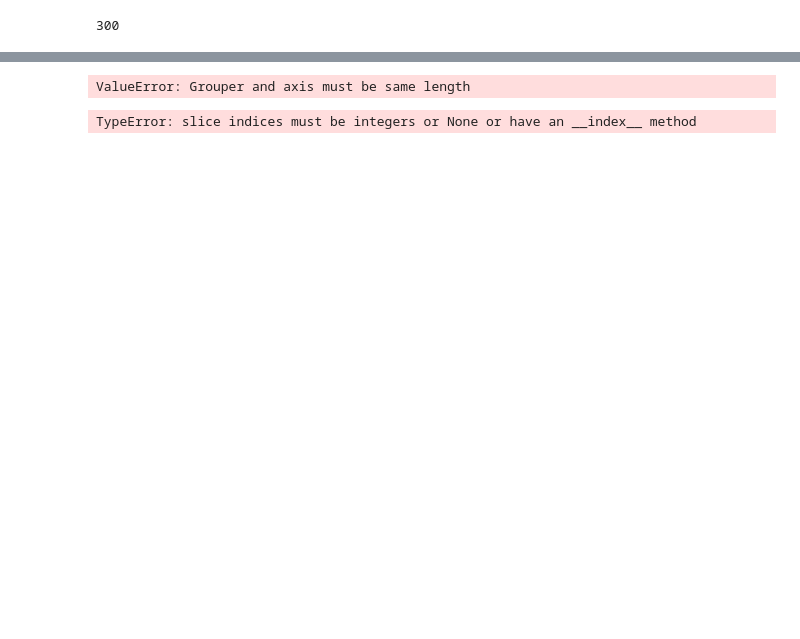
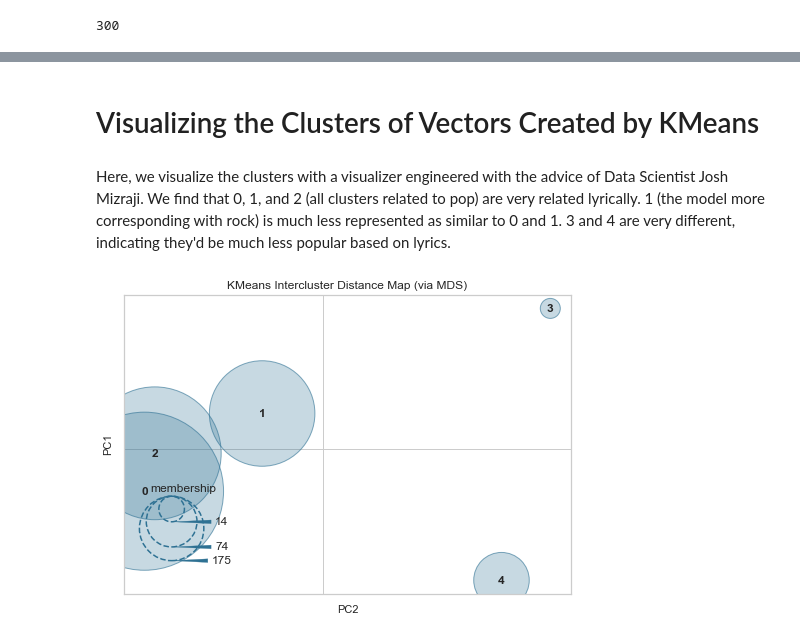
Before and after one commit to jpecore18/Data-Science-Projects, a Jupyter notebook: project_6/6.Clustering-Song-Lyric-Popularity.ipynb, the cells around one changed output, grey strips where cells are left out. Cells and saved outputs as stored; diff of their text form; code cells hidden in the pictures; blank space fills up the shorter version.

```diff
--- a/project_6/6.Clustering-Song-Lyric-Popularity.ipynb
+++ b/project_6/6.Clustering-Song-Lyric-Popularity.ipynb
@@ -138,5 +159,5 @@ X = vector_list
 # %%
-km = KMeans(n_clusters=3, random_state=42)
+km = KMeans(n_clusters=5, random_state=42)
 # I do: Fit a k-means clustering model
 km.fit(X)
 # %% [output]
@@ -199,11 +224,14 @@ ordered_songlist.head()
 # %%
 centroids = ordered_songlist.groupby(by='cluster').mean()
-# %%
-# The mean values for EACH CLUSTER of our data
-df.groupby('cluster').mean()
-# %% [output]
-ValueError: Grouper and axis must be same length
-# %%
-np.array_split(vector_list,)
-# %% [output]
-TypeError: slice indices must be integers or None or have an __index__ method
+# %% [markdown]
+# Visualizing the Clusters of Vectors Created by KMeans
+# %% [markdown]
+Here, we visualize the clusters with a visualizer engineered with the advice of Data Scientist Josh Mizraji. We find that 0, 1, and 2 (all clusters related to pop) are very related lyrically. 1 (the model more corresponding with rock) is much less represented as similar to 0 and 1. 3 and 4 are very different, indicating they'd be much less popular based on lyrics.
+# %%
+#Visualizer help provided by the incomparable Josh Mizraji
+visualizer = InterclusterDistance(km)
+
+visualizer.fit(lyrics) # Fit the data to the visualizer
+visualizer.show(); # Finalize and render
+# %% [output]
+[figure, added]
```
Also changed, not shown: parts of 40 cells of this notebook, 48 other files.
